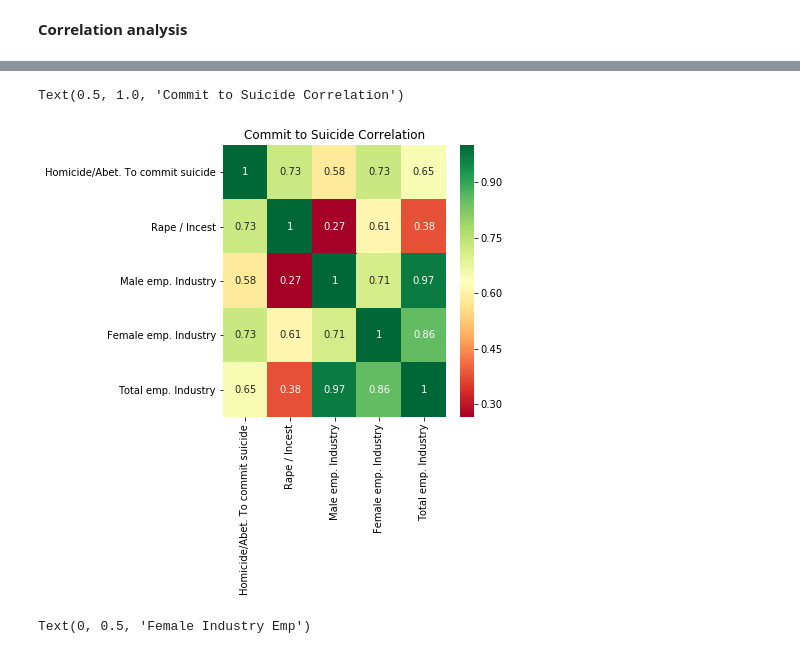
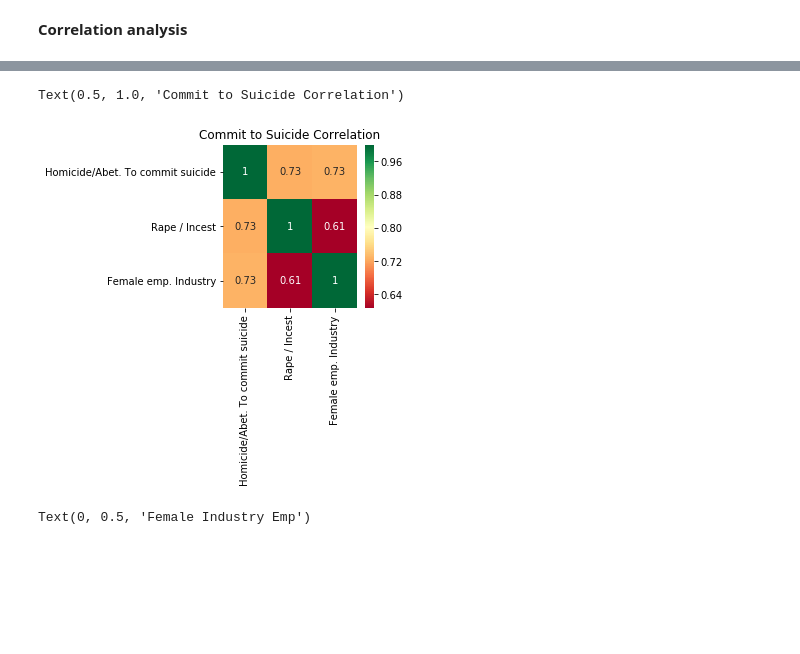
Before and after one commit to PraAnj/gov.lk.data.analysis, a Jupyter notebook: src/crime_analysis.ipynb, the cells around one changed output, grey strips where cells are left out. Drawn from its saved outputs; the diff is of its cells as text; code cells hidden in the pictures; blank space fills up the shorter version.

```diff
--- a/src/crime_analysis.ipynb
+++ b/src/crime_analysis.ipynb
@@ -195,15 +185,15 @@ Text(0.5, 1.0, 'Room count Correlation')
 # %%
 result_suicide_against_emp = pd.concat([crime_data.iloc[:,[7,9]], emplyment_data.iloc[:,2:]], axis=1)
 
 corrValues = result_suicide_against_emp.corr(method='pearson')
-topCorrFeatures = corrValues.index[abs(corrValues['Homicide/Abet. To commit suicide']) >= 0.4]
+topCorrFeatures = corrValues.index[abs(corrValues['Homicide/Abet. To commit suicide']) >= 0.7]
 
-plt.figure(figsize=(5,5))
+plt.figure(figsize=(3,3))
 ax = sns.heatmap(result_suicide_against_emp[topCorrFeatures].corr(), annot=True, cmap="RdYlGn")
 ax.set_title('Commit to Suicide Correlation')
 # %% [output]
 Text(0.5, 1.0, 'Commit to Suicide Correlation')
-[figure, old version]
+[figure, new version]
 # %%
 plt.figure(figsize=(12, 10))
 
```
Also changed, not shown: parts of 13 cells of this notebook, 1 other file.
